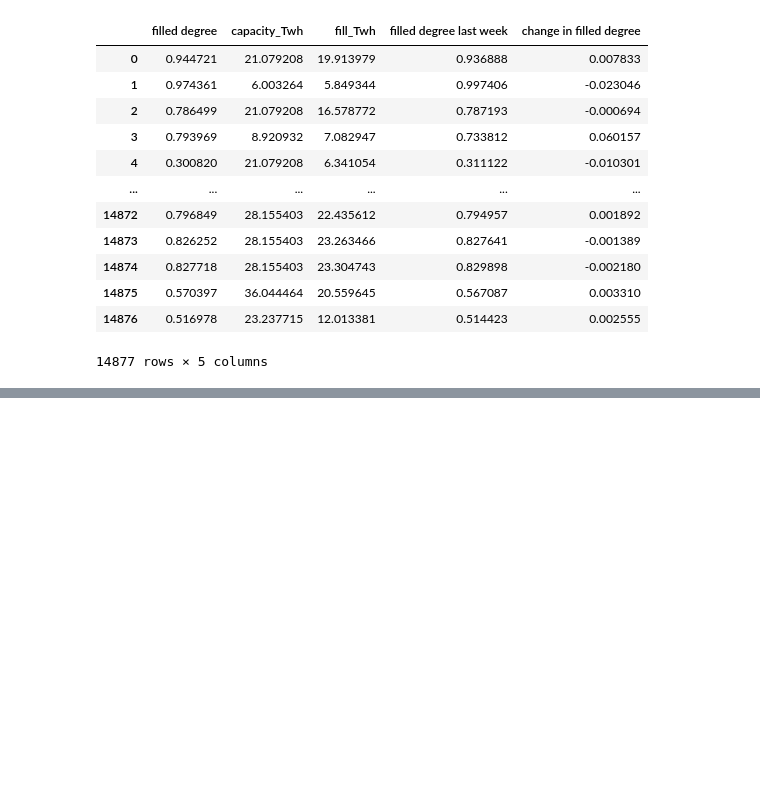
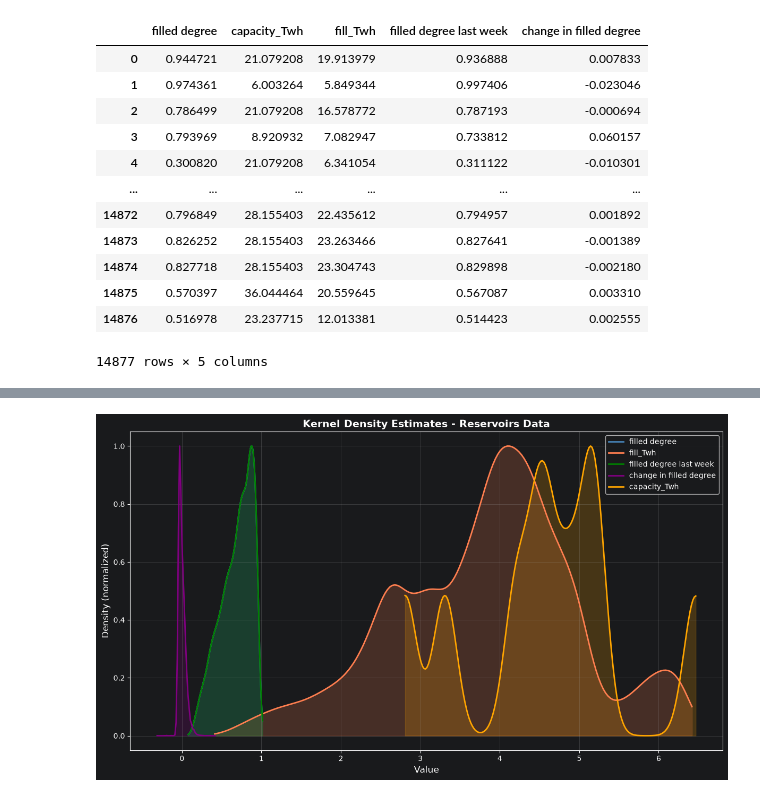
Before and after one commit to LjosNorth/IND320LjosNorth, a Jupyter notebook: notebooks/Oblig1.ipynb, the cells around one changed output, grey strips where cells are left out. Drawn from its saved outputs; the diff is of its cells as text; code cells hidden in the pictures; blank space fills up the shorter version.

```diff
--- a/notebooks/Oblig1.ipynb
+++ b/notebooks/Oblig1.ipynb
@@ -147,0 +129,35 @@ fig.show()
+# %%
+# Create single figure
+fig, ax = plt.subplots(figsize=(12, 7))
+
+data_columns = [
+    ("filled degree", 200),
+    ("fill_Twh", 200),
+    ("filled degree last week", 200),
+    ("change in filled degree", 50),
+    ("capacity_Twh", 200)
+]
+
+colors = ['steelblue', 'coral', 'green', 'purple', 'orange']
+
+for (col, x_points), color in zip(data_columns, colors):
+    data = reservoirsLog[col]
+
+    kde = gaussian_kde(data)
+    x_range = np.linspace(data.min(), data.max(), x_points)
+    density = kde(x_range)
+    density = density / density.max()
+
+    ax.plot(x_range, density, label=col, linewidth=2, color=color)
+    ax.fill_between(x_range, density, alpha=0.2, color=color)
+
+ax.set_xlabel('Value', fontsize=12)
+ax.set_ylabel('Density (normalized)', fontsize=12)
+ax.set_title('Kernel Density Estimates - Reservoirs Data', fontsize=14, fontweight='bold')
+ax.legend(loc='upper right', fontsize=10)
+ax.grid(True, alpha=0.3)
+
+plt.tight_layout()
+plt.show()
+# %% [output]
+[figure, added]
```
Also changed, not shown: parts of 5 cells of this notebook, 2 other files.
